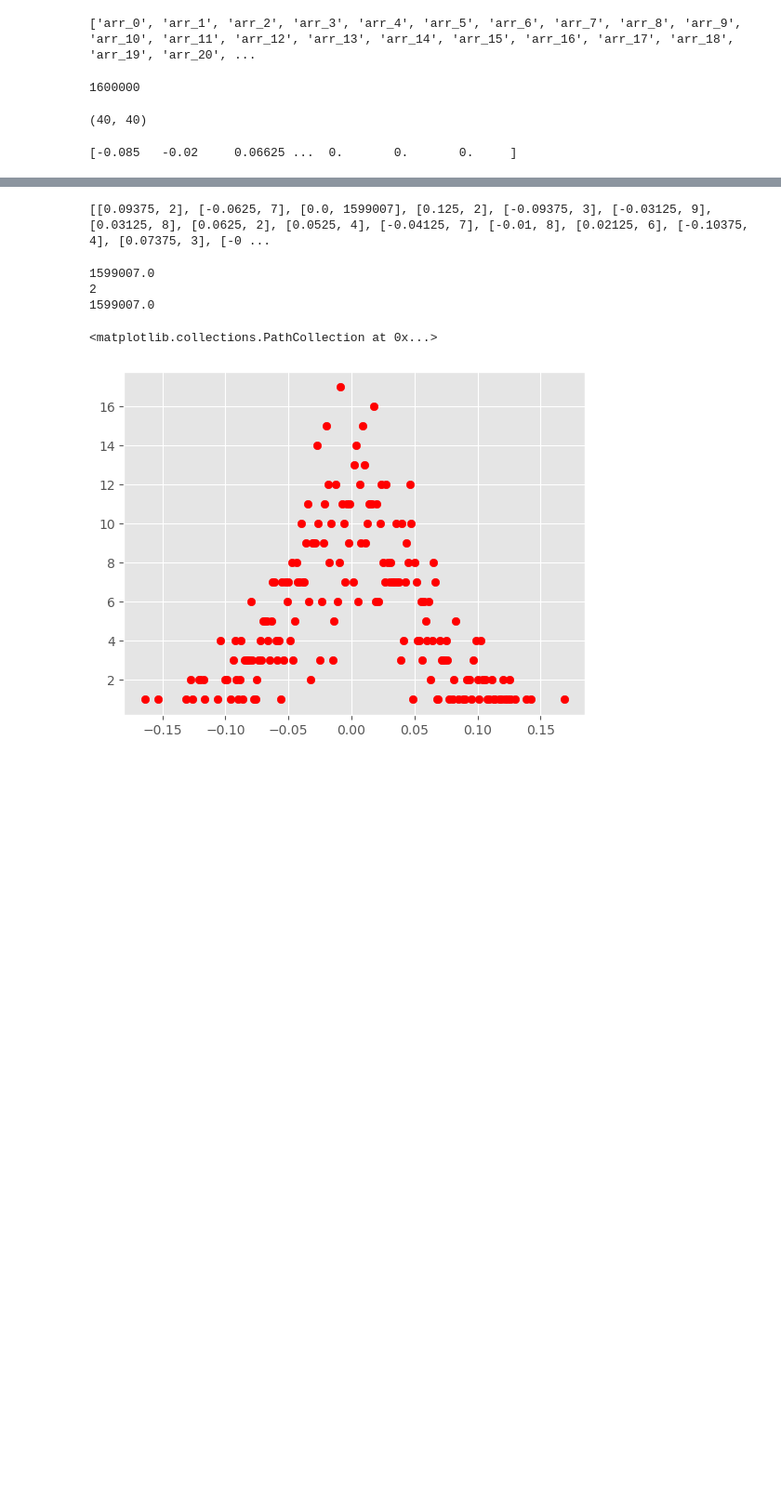
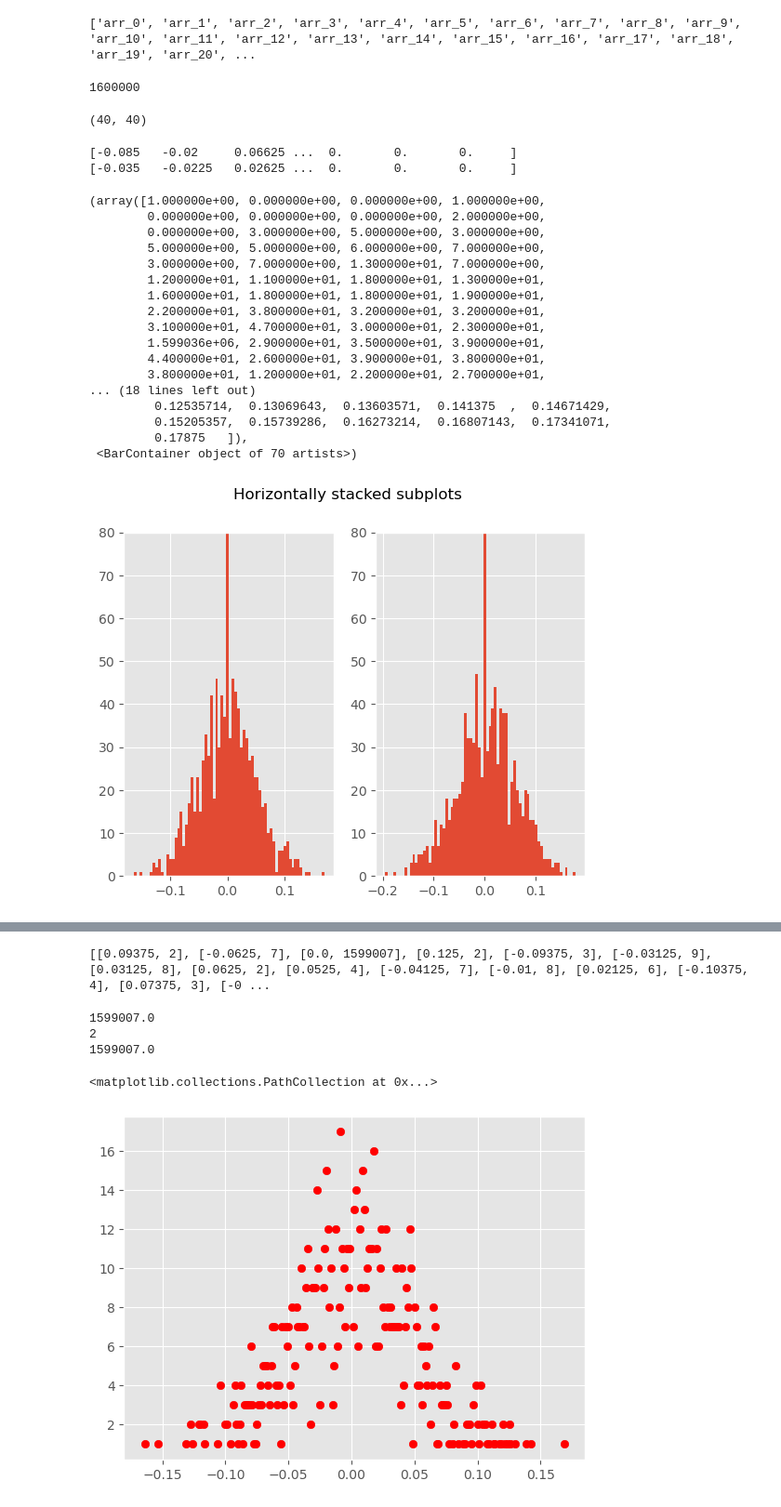
Before and after one commit to Newtech66/2D_Ising_Model_sim, a Jupyter notebook: CPP/Histogram.ipynb, the cells around one changed output, grey strips where cells are left out. Shown at 93% size. Drawn from its saved outputs; the diff is of its cells as text; code cells hidden in the pictures; blank space fills up the shorter version.

```diff
--- a/CPP/Histogram.ipynb
+++ b/CPP/Histogram.ipynb
@@ -41,12 +45,43 @@ N = 40
 snapshot_count = 1000
 T_count = 40
 
-spont_mag=np.zeros(1600000)
+spont_mag1=np.zeros(1600000)
+spont_mag2=np.zeros(1600000)
 
 for s in range(1000):
-     spont_mag[s] =  mag(tx[s],40)
+     spont_mag1[s] =  mag(tx[s],40)
+     spont_mag2[s] =  mag(ty[s],40)
 
-print(spont_mag)
+
+print(spont_mag1)
+print(spont_mag2)
 # %% [output]
 [-0.085   -0.02     0.06625 ...  0.       0.       0.     ]
+[-0.035   -0.0225   0.02625 ...  0.       0.       0.     ]
+# %%
+fig, (ax1, ax2) = plt.subplots(1, 2)
+fig.suptitle('Horizontally stacked subplots')
+ax1.set_ylim(bottom=0, top=80)
+ax1.hist(spont_mag1, bins=70)
+ax2.set_ylim(bottom=0, top=80)
+ax2.hist(spont_mag2, bins=70)
+# %% [output]
+(array([1.000000e+00, 0.000000e+00, 0.000000e+00, 1.000000e+00,
+        0.000000e+00, 0.000000e+00, 0.000000e+00, 2.000000e+00,
+        0.000000e+00, 3.000000e+00, 5.000000e+00, 3.000000e+00,
+        5.000000e+00, 5.000000e+00, 6.000000e+00, 7.000000e+00,
+        3.000000e+00, 7.000000e+00, 1.300000e+01, 7.000000e+00,
+        1.200000e+01, 1.100000e+01, 1.800000e+01, 1.300000e+01,
+        1.600000e+01, 1.800000e+01, 1.800000e+01, 1.900000e+01,
+        2.200000e+01, 3.800000e+01, 3.200000e+01, 3.200000e+01,
+        3.100000e+01, 4.700000e+01, 3.000000e+01, 2.300000e+01,
+        1.599036e+06, 2.900000e+01, 3.500000e+01, 3.900000e+01,
+        4.400000e+01, 2.600000e+01, 3.900000e+01, 3.800000e+01,
+        3.800000e+01, 1.200000e+01, 2.200000e+01, 2.700000e+01,
+... (18 lines left out)
+         0.12535714,  0.13069643,  0.13603571,  0.141375  ,  0.14671429,
+         0.15205357,  0.15739286,  0.16273214,  0.16807143,  0.17341071,
+         0.17875   ]),
+ <BarContainer object of 70 artists>)
+[figure, added]
 # %%
```
Also changed, not shown: parts of 3 cells of this notebook.
